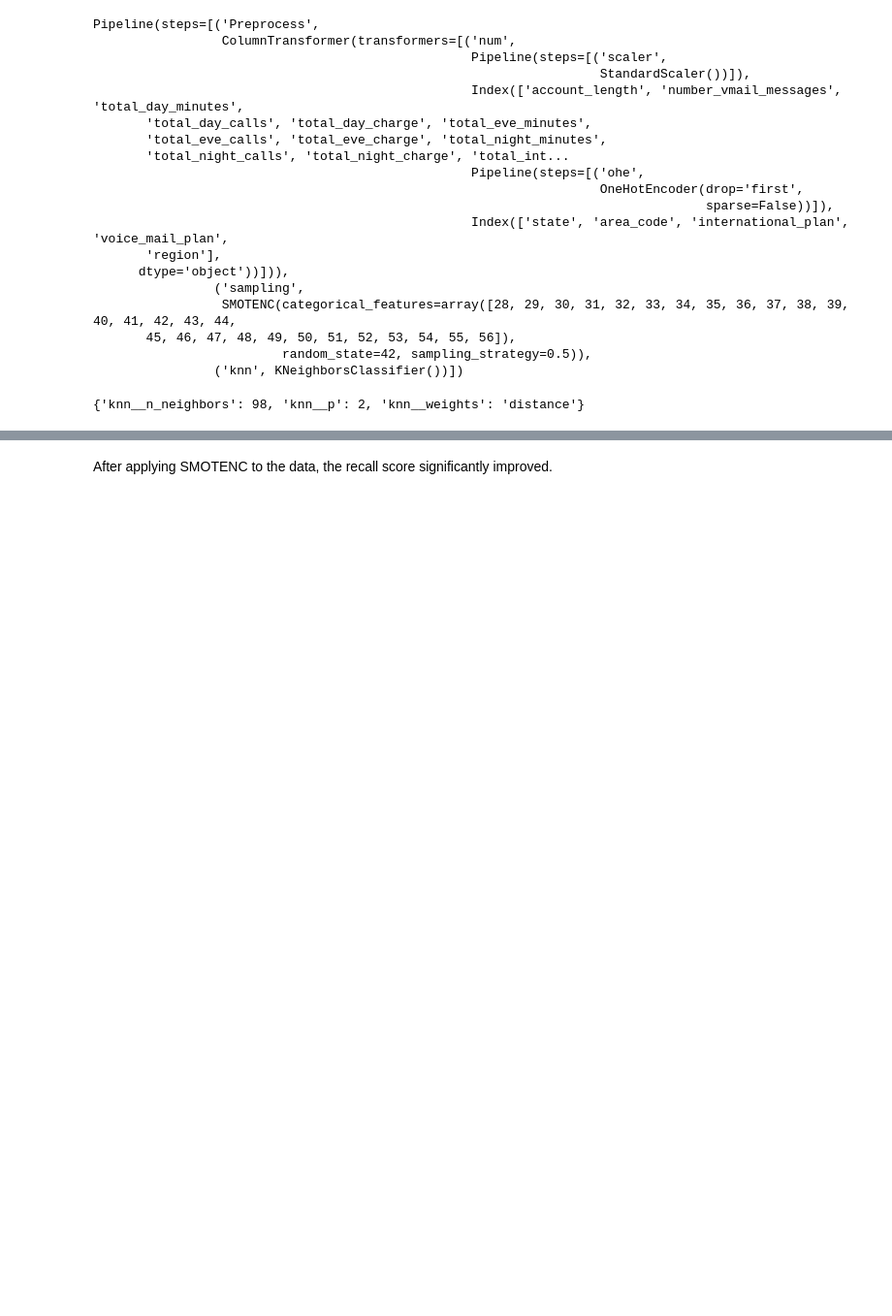
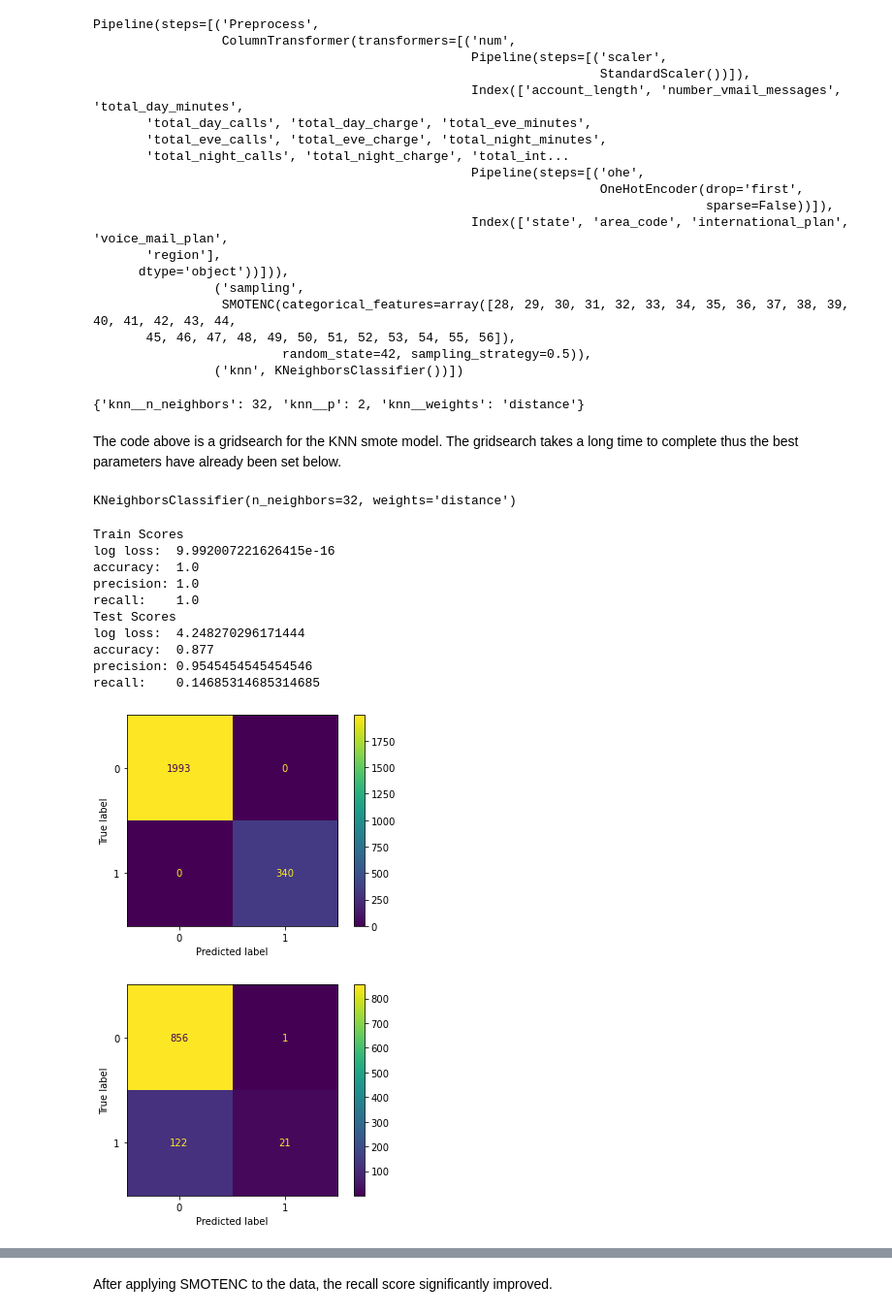
Before and after one commit to arthursjkim/SyriaTel_Customer_Churn, a Jupyter notebook: Models.ipynb, the cells around one changed output, grey strips where cells are left out. Shown at 97% size. Saved outputs shown, nothing was run; the diff lists cells and outputs as text; code cells hidden in the pictures; blank space fills up the shorter version.

```diff
--- a/Models.ipynb
+++ b/Models.ipynb
@@ -333,6 +333,8 @@ gs_knn = GridSearchCV(knn_model_smote, param_grid, cv=2, scoring='recall')
 # %%
-gs_knn.fit(X_train, y_train)
+# gs_knn.fit(X_train, y_train)
 
-gs_knn.best_params_
+# gs_knn.best_params_
 # %% [output]
-{'knn__n_neighbors': 98, 'knn__p': 2, 'knn__weights': 'distance'}
+{'knn__n_neighbors': 32, 'knn__p': 2, 'knn__weights': 'distance'}
+# %% [markdown]
+The code above is a gridsearch for the KNN smote model. The gridsearch takes a long time to complete thus the best parameters have already been set below.
@@ -338,0 +344,19 @@ gs_knn.best_params_
+# %%
+best_knn_sm.fit(X_train_scaled, y_train)
+# %% [output]
+KNeighborsClassifier(n_neighbors=32, weights='distance')
+# %%
+scores(best_knn_sm)
+# %% [output]
+Train Scores
+log loss:  9.992007221626415e-16
+accuracy:  1.0
+precision: 1.0
+recall:    1.0
+Test Scores
+log loss:  4.248270296171444
+accuracy:  0.877
+precision: 0.9545454545454546
+recall:    0.14685314685314685
+[figure, added]
+[figure, added]
```
Also changed, not shown: parts of 9 cells of this notebook.
